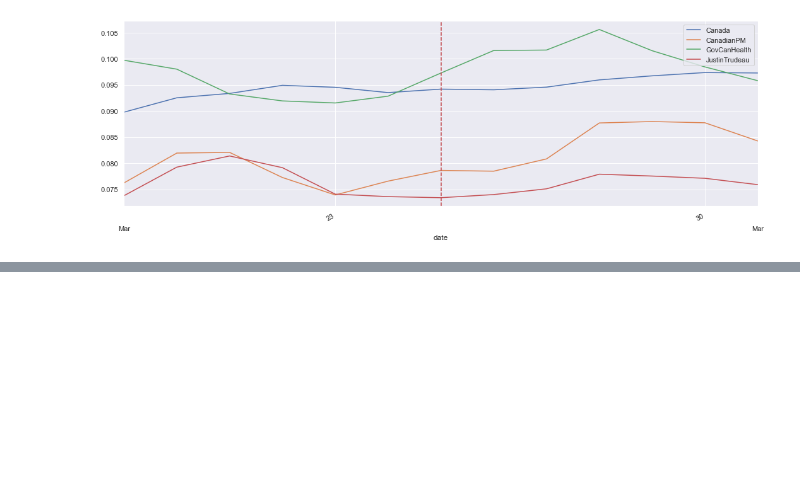
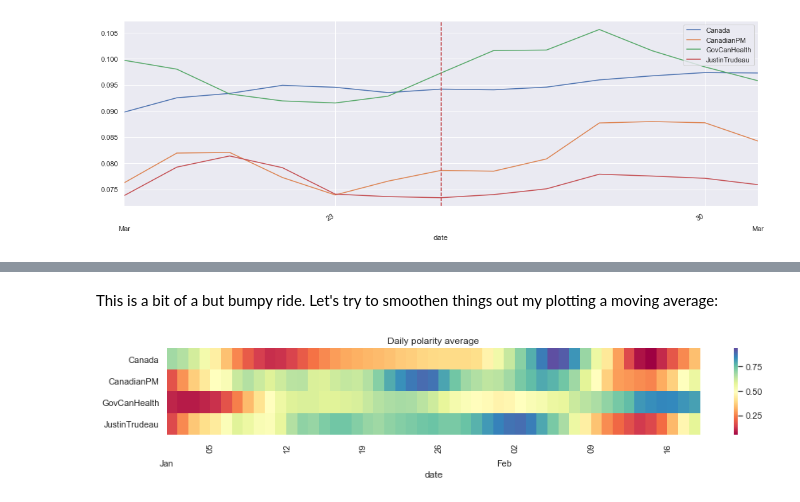
Before and after one commit to vcuspinera/Canada_response_covid, a Jupyter notebook: src/eda-Copy1.ipynb, the cells around one changed output, grey strips where cells are left out. Cells and saved outputs as stored; diff of their text form; code cells hidden in the pictures; blank space fills up the shorter version.

```diff
--- a/src/eda-Copy1.ipynb
+++ b/src/eda-Copy1.ipynb
@@ -699,0 +758,8 @@ plt.show()
+# %% [markdown]
+This is a bit of a but bumpy ride. Let's try to smoothen things out my plotting a moving average:
+# %%
+fig, ax = plt.subplots(figsize=(15,2))
+sns.heatmap(norm.rolling(window=7).mean().dropna().transpose(), cmap="Spectral", ax=ax);
+heatmap_options()
+# %% [output]
+[figure, added]
```
Also changed, not shown: parts of 8 cells of this notebook.
